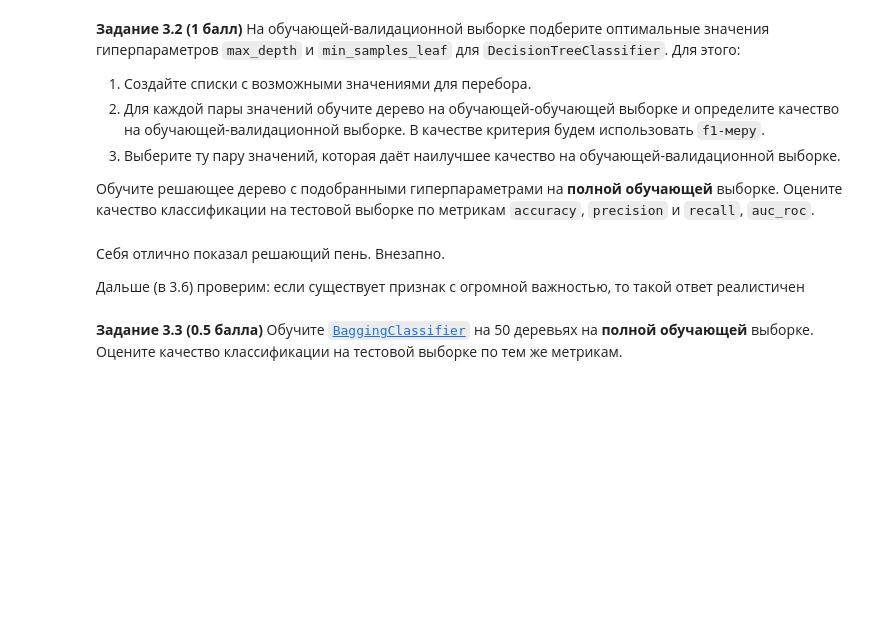
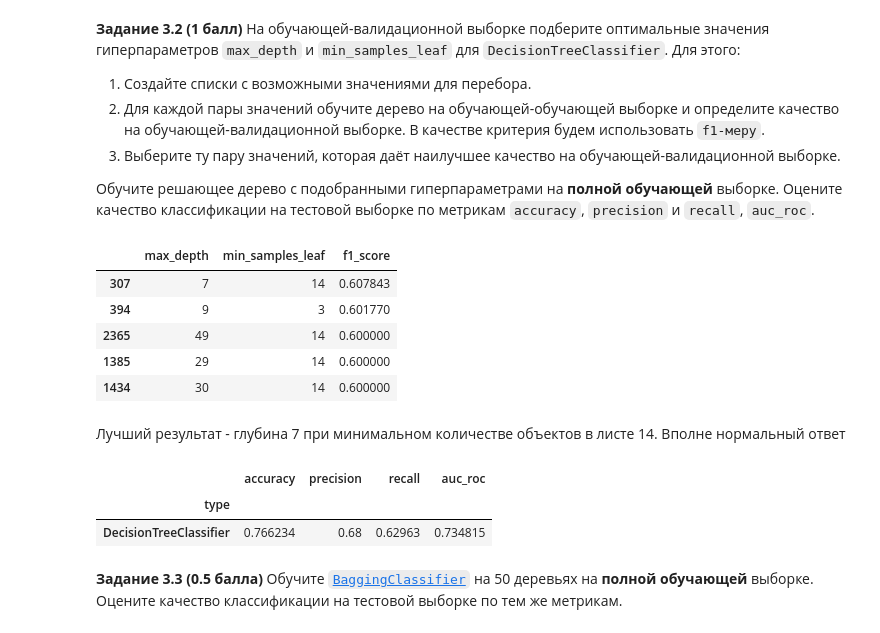
Before and after one commit to Bosbobos/IAD, a Jupyter notebook: MachineLeariningBasics/hw07_trees/hw07_trees_rf.ipynb, the cells around one changed output. Saved outputs shown, nothing was run; the diff lists cells and outputs as text; code cells hidden in the pictures; blank space fills up the shorter version.

```diff
--- a/MachineLeariningBasics/hw07_trees/hw07_trees_rf.ipynb
+++ b/MachineLeariningBasics/hw07_trees/hw07_trees_rf.ipynb
@@ -572,27 +632,32 @@ train_tr, val, train_tr_y, val_y = train_test_split(train, train_y, test_size=0.
 
 Обучите решающее дерево с подобранными гиперпараметрами на **полной обучающей** выборке. Оцените качество классификации на тестовой выборке по метрикам `accuracy`, `precision` и `recall`, `auc_roc`.
 # %%
-max_depths = min_samples_leafs = [2**n for n in range(9)]
+max_depths = min_samples_leafs = [*range(1, 50)]
 
 results = []
 for max_depth in max_depths:
     for min_samples_leaf in min_samples_leafs:
         tr = DecisionTreeClassifier(max_depth=max_depth, min_samples_leaf=min_samples_leaf, random_state=17)
         tr.fit(train_tr, train_tr_y)
         f1 = f1_score(val_y, tr.predict(val))
         results.append({
             'max_depth': max_depth,
             'min_samples_leaf': min_samples_leaf,
             'f1_score': f1
         })
 
 res = pd.DataFrame(results)
 res.sort_values(by=['f1_score'], ascending=False, inplace=True)
 res.head(5)
+# %% [output]
+|  | max_depth | min_samples_leaf | f1_score |
+| 307 | 7 | 14 | 0.607843 |
+| 394 | 9 | 3 | 0.601770 |
+| 2365 | 49 | 14 | 0.600000 |
+| 1385 | 29 | 14 | 0.600000 |
+| 1434 | 30 | 14 | 0.600000 |
-# %% [markdown]
-Себя отлично показал решающий пень. Внезапно.
-
-Дальше (в 3.6) проверим: если существует признак с огромной важностью, то такой ответ реалистичен
+# %% [markdown]
+Лучший результат - глубина 7 при минимальном количестве объектов в листе 14. Вполне нормальный ответ
 # %%
 def build_res_df(method_name: str, true_y: np.array, predictions: np.array,df: pd.DataFrame = None):
     if df is None:
@@ -608,11 +673,15 @@ def build_res_df(method_name: str, true_y: np.array, predictions: np.array,df: p
 
     return df
 # %%
-tr = DecisionTreeClassifier(max_depth=1, min_samples_leaf=128, random_state=17)
+tr = DecisionTreeClassifier(max_depth=7, min_samples_leaf=14, random_state=17)
 tr.fit(train_tr, train_tr_y)
 results = tr.predict(test)
 tree_res = build_res_df('DecisionTreeClassifier', test_y, results)
 tree_res
+# %% [output]
+|  | accuracy | precision | recall | auc_roc |
+| type |  |  |  |  |
+| DecisionTreeClassifier | 0.766234 | 0.68 | 0.62963 | 0.734815 |
 # %% [markdown]
 **Задание 3.3 (0.5 балла)** Обучите [`BaggingClassifier`](https://scikit-learn.org/stable/modules/generated/sklearn.ensemble.BaggingClassifier.html) на 50 деревьях на **полной обучающей** выборке. Оцените качество классификации на тестовой выборке по тем же метрикам.
 # %%
```
Also changed, not shown: parts of 25 cells of this notebook.
